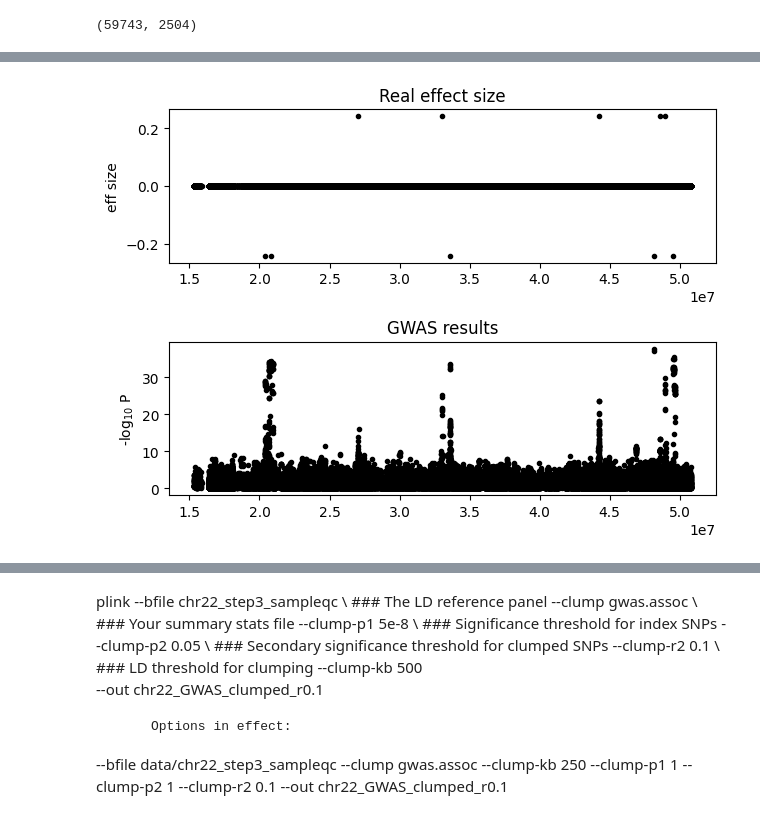
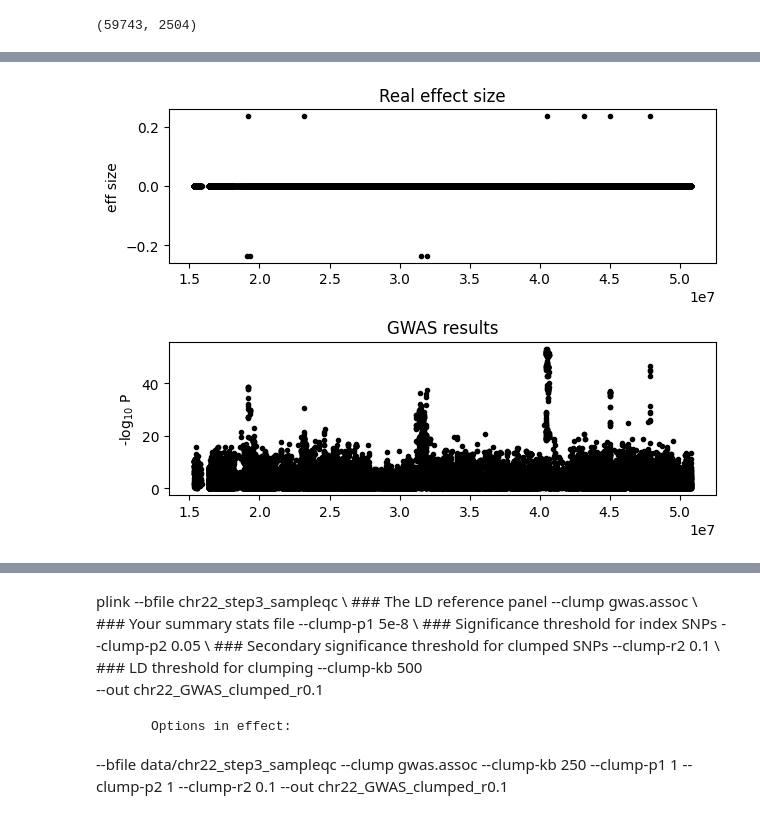
Before and after one commit to sueoglu/gobi_gwas, a Jupyter notebook: katharina/gobi.ipynb, the cells around one changed output, grey strips where cells are left out. Cells and saved outputs as stored; diff of their text form; code cells hidden in the pictures.

```diff
--- a/katharina/gobi.ipynb
+++ b/katharina/gobi.ipynb
@@ -133,5 +165,5 @@ rng = np.random.default_rng(42)
 # %%
-def simulate_pheno(X, idx_caus, var_expl, direction=None):
+def simulate_pheno(X, idx_caus, var_expl, rng, direction=None):
     # Ensure that the number of causal variant indices matches the number of variances explained.
     assert len(idx_caus) == len(var_expl)
 
@@ -197,9 +229,8 @@ def qq_plot(p_values, title):
 n_causal = 10
 h2 = 0.6
 
-
-#_ = rng.choice(X_real.shape[1], size=100)
-idx_caus = rng.choice(X_real.shape[1], size=n_causal, replace=False)
+rng = np.random.default_rng(42)
+idx_caus = rng.choice(standardized_X.shape[1], size=n_causal, replace=False)
 var_expl = np.repeat(h2/n_causal, n_causal)
 # %%
-y, beta_real = simulate_pheno(X_real, idx_caus, var_expl)
+y, beta_real = simulate_pheno(standardized_X, idx_caus, var_expl, rng)
@@ -206,5 +250,5 @@ y, beta_real = simulate_pheno(X_real, idx_caus, var_expl)
 # %%
 from sklearn.model_selection import train_test_split
-X_train, X_test, y_train, y_test = train_test_split(X_real, y, test_size=0.3, random_state=42)
-X_train.shape, X_test.shape
+X_train, X_test, y_train, y_test = train_test_split(standardized_X, y, test_size=0.3, random_state=42)
+X_train.shape, X_test.shape, y_train.shape
 # %% [output]
@@ -225,18 +273,18 @@ plt.show()
 # %%
 # Plot ground truth and results
-x = bim['pos'].values
+x = bim_kept['pos'].values
 plt.subplot(211)
 plt.title('Real effect size')
 plt.plot(x, beta_real, '.k')
 plt.ylabel('eff size')
 plt.subplot(212)
 plt.title('GWAS results')
 plt.plot(x, -np.log10(pv), '.k')
 plt.ylabel('-log$_{10}$ P')
 plt.tight_layout()
 plt.show()
 # %% [output]
-[figure, old version]
+[figure, new version]
 # %%
 qq_plot(pv,"")
 plt.show()
```
Also changed, not shown: parts of 31 cells of this notebook, 3 other files.
